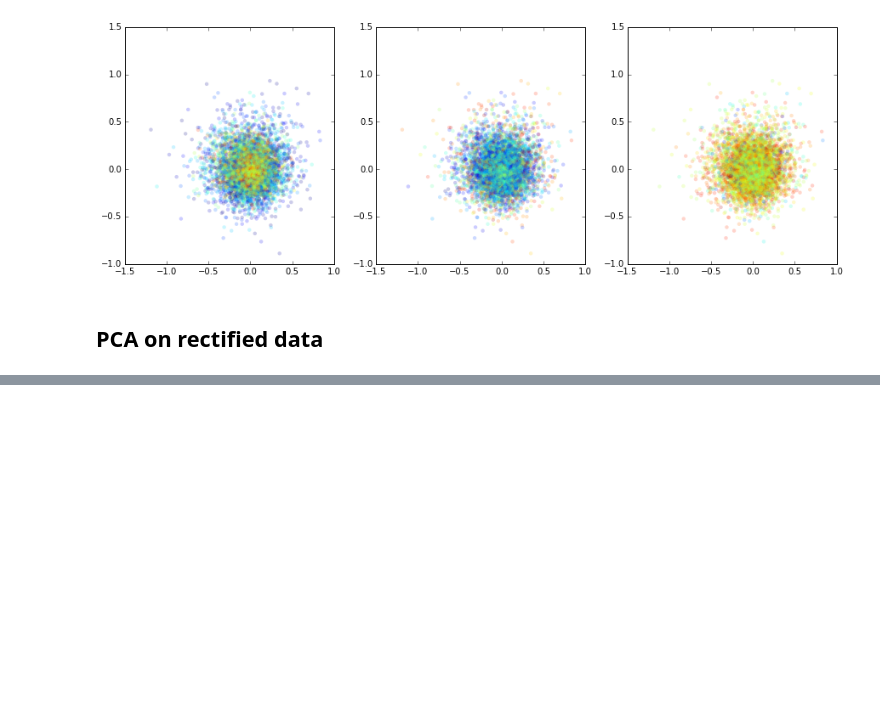
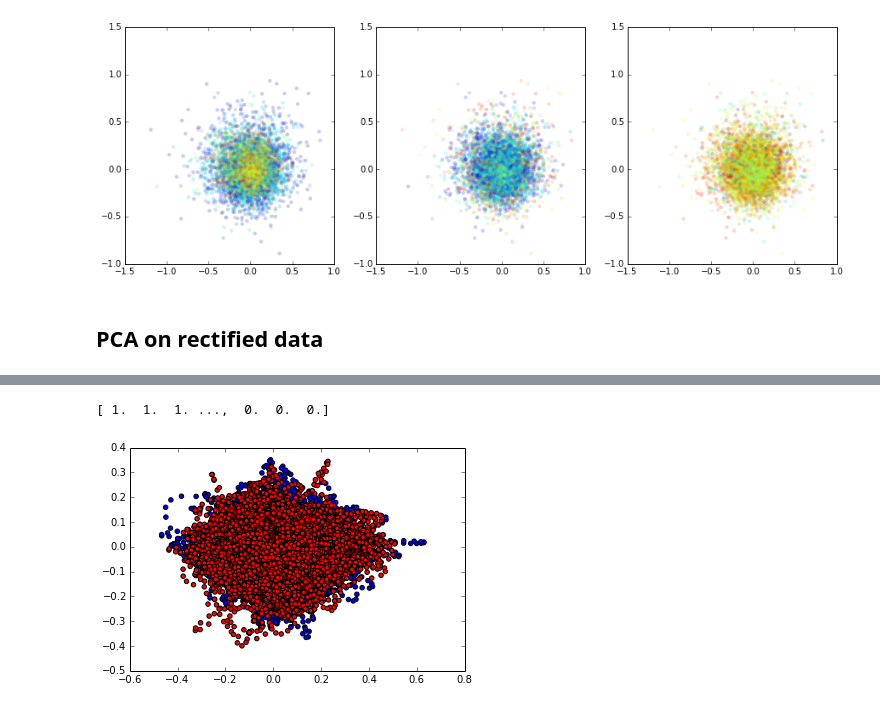
Before and after one commit to PaddyK/biosi, a Jupyter notebook: Simple Visualisation.ipynb, the cells around one changed output, grey strips where cells are left out. Drawn from its saved outputs; the diff is of its cells as text; code cells hidden in the pictures; blank space fills up the shorter version.

```diff
--- a/Simple Visualisation.ipynb
+++ b/Simple Visualisation.ipynb
@@ -48,0 +57,17 @@ display.embedding_2d(E, Z, axs, alpha=.2, lw=0)
+# %%
+e = kb.sportKb()
+X_sport, labels = e.getDataByLabels(['hantel', 'reverse_kettle'])
+labels_int, mapping = data.toIntLabels(['hantel', 'reverse_kettle'], labels)
+
+m = decomposition.PCA(2)
+E = m.fit_transform(X_sport)
+# %%
+print labels_int
+# %% [output]
+[ 1.  1.  1. ...,  0.  0.  0.]
+# %%
+plt.scatter(E[labels == 'hantel',0], E[labels == 'hantel',1], c = 'b')
+plt.scatter(E[labels == 'reverse_kettle',0], E[labels == 'reverse_kettle', 1], c = 'r')
+plt.show()
+# %% [output]
+[figure, added]
```
Also changed, not shown: parts of 4 cells of this notebook, 2 other files.
